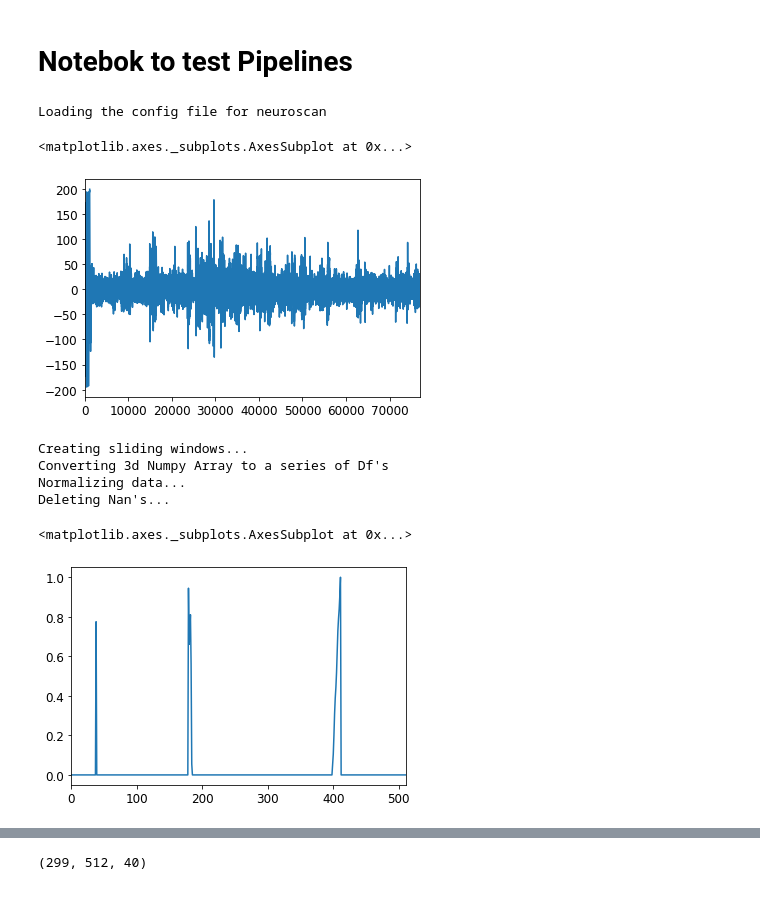
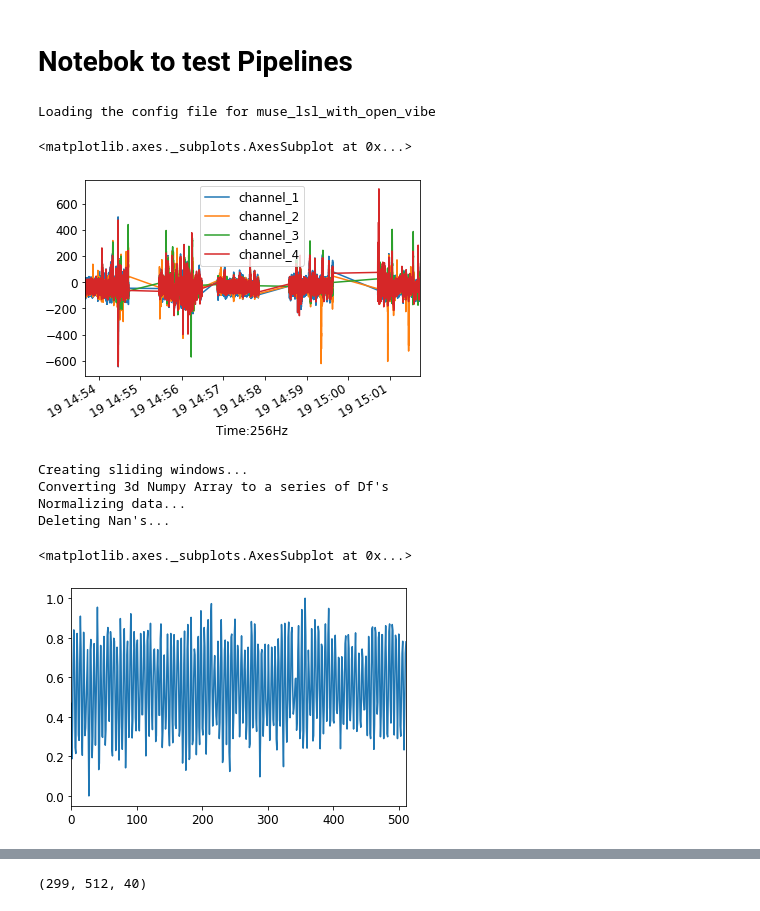
Before and after one commit to mudo121/thesis_eeg, a Jupyter notebook: test_pipeline.ipynb, the cells around one changed output, grey strips where cells are left out. Saved outputs shown, nothing was run; the diff lists cells and outputs as text; code cells hidden in the pictures.

```diff
--- a/test_pipeline.ipynb
+++ b/test_pipeline.ipynb
@@ -17,23 +17,24 @@ from pipelines import filter_signal, pre_process_signal, feature_extraction, con
 from utils import loadConfigFile
 from plotFunctions import plot_magnitudeFreq_and_PSD
 # %%
-SUBJECT = 1 # Subject to use
+SUBJECT = 5 # Subject to use
 
 # Import a subjectDict
-from data import onlineEegDataDict as subjectDict
+# from data import onlineEegDataDict as subjectDict
+from data import MuseExperimentDataDict as subjectDict
 
 # Load the yaml config
 yamlConfig = loadConfigFile(subjectDict[SUBJECT]["Device"])
 
 # create a df
-df = pd.read_csv(subjectDict[SUBJECT]["fatigueCsvPath"])
+df = pd.read_csv(subjectDict[SUBJECT]["unlabeledCsvPath"])
 # %% [output]
-Loading the config file for neuroscan
+Loading the config file for muse_lsl_with_open_vibe
 # %%
 df, featureList = convert_data(df=df, config=yamlConfig)
 # %%
-df.channel_1.plot()
+df.plot()
 # %% [output]
 <matplotlib.axes._subplots.AxesSubplot at 0x...>
-[figure, old version]
+[figure, new version]
 # %%
@@ -44,10 +45,10 @@ Converting 3d Numpy Array to a series of Df's
 Normalizing data...
 Deleting Nan's...
 # %%
-df_series[0].channel_1.plot()
+df_series[1].channel_1.plot()
 # %% [output]
 <matplotlib.axes._subplots.AxesSubplot at 0x...>
-[figure, old version]
+[figure, new version]
 # %%
 df_series[5]
 # %% [output]
```
Also changed, not shown: parts of 5 cells of this notebook, 2 other files.
